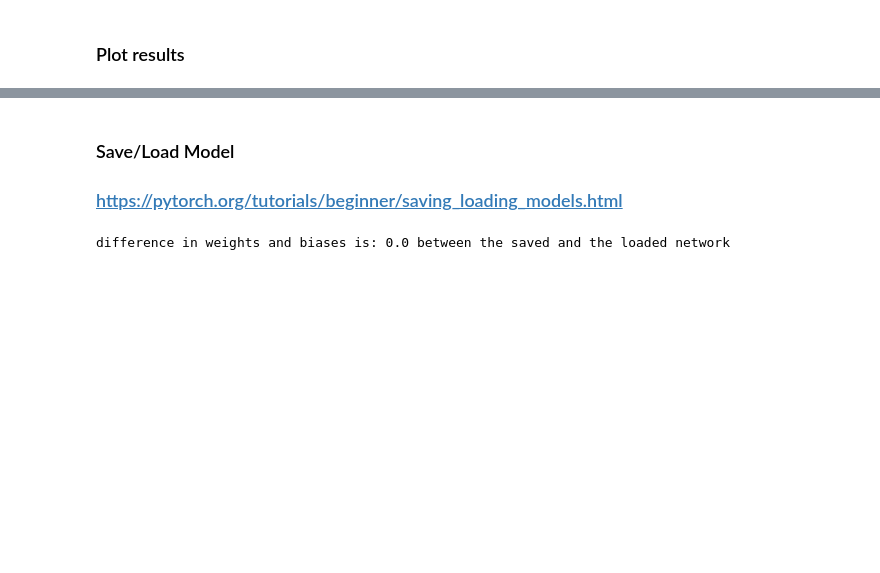
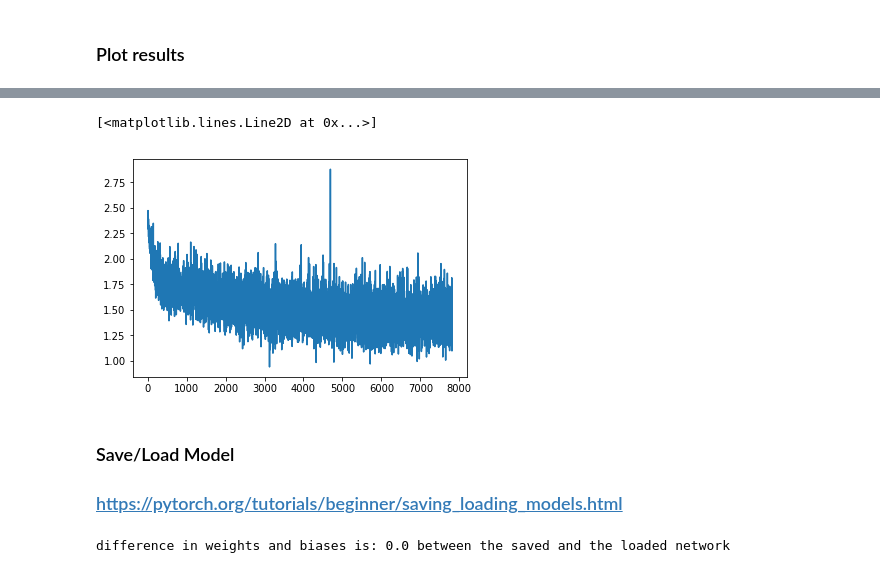
Before and after one commit to khushdeep-singh/DD2424project, a Jupyter notebook: assignmentforsaturdayOla.ipynb, the cells around one changed output, grey strips where cells are left out. Drawn from its saved outputs; the diff is of its cells as text; code cells hidden in the pictures; blank space fills up the shorter version.

```diff
--- a/assignmentforsaturdayOla.ipynb
+++ b/assignmentforsaturdayOla.ipynb
@@ -226,3 +250,9 @@ plt.plot(x,np.array(accuracy))
+# %%
+
+plt.plot(x,np.array(loss))
+# %% [output]
+[<matplotlib.lines.Line2D at 0x...>]
+[figure, added]
 # %% [markdown]
 ### Save/Load Model
 ### https://pytorch.org/tutorials/beginner/saving_loading_models.html
```
Also changed, not shown: parts of 13 cells of this notebook.
